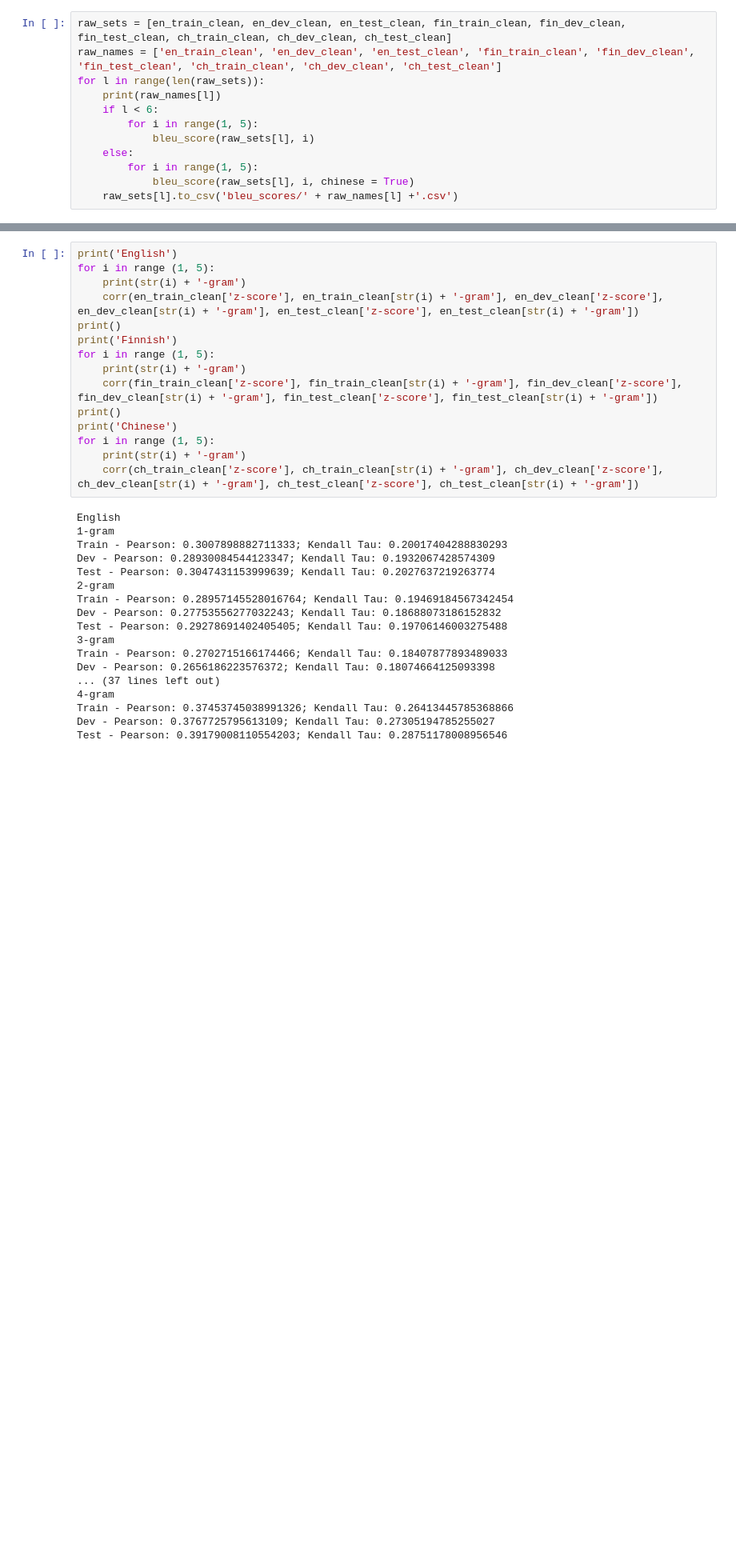
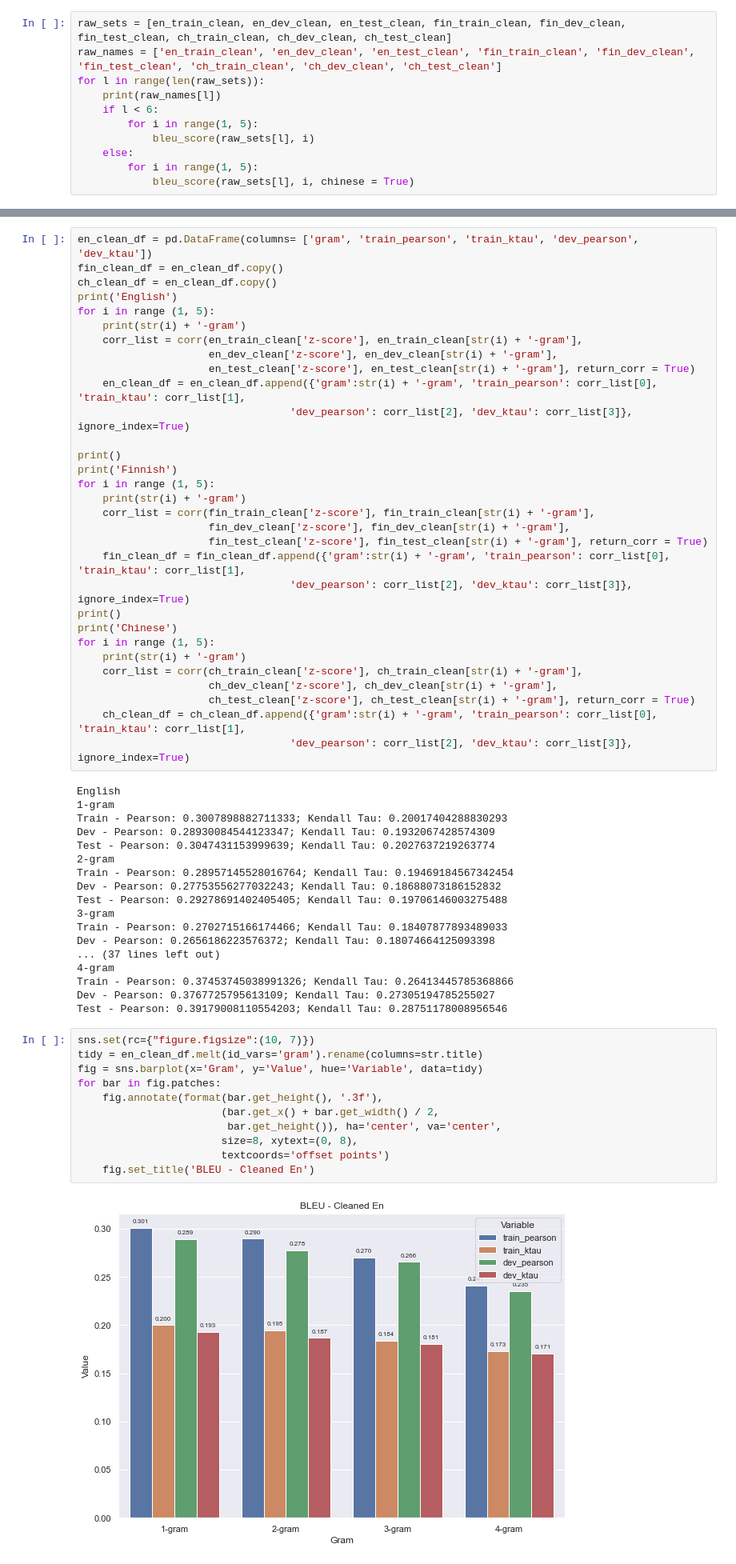
Before and after one commit to LorenzoPigozzi/TM_Project, a Jupyter notebook: BLEU.ipynb, the cells around one changed output, grey strips where cells are left out. Shown at 80% size. Drawn from its saved outputs; the diff is of its cells as text; blank space fills up the shorter version.

```diff
--- a/BLEU.ipynb
+++ b/BLEU.ipynb
@@ -337,7 +393,6 @@ for l in range(len(raw_sets)):
     else:
         for i in range(1, 5):
             bleu_score(raw_sets[l], i, chinese = True)
-    raw_sets[l].to_csv('bleu_scores/' + raw_names[l] +'.csv')
 # %% [output]
 en_train_clean
 en_dev_clean
@@ -349,20 +404,36 @@ ch_train_clean
 ch_dev_clean
 ch_test_clean
 # %%
+en_clean_df = pd.DataFrame(columns= ['gram', 'train_pearson', 'train_ktau', 'dev_pearson', 'dev_ktau'])
+fin_clean_df = en_clean_df.copy()
+ch_clean_df = en_clean_df.copy()
 print('English')
 for i in range (1, 5):
     print(str(i) + '-gram')
-    corr(en_train_clean['z-score'], en_train_clean[str(i) + '-gram'], en_dev_clean['z-score'], en_dev_clean[str(i) + '-gram'], en_test_clean['z-score'], en_test_clean[str(i) + '-gram'])
+    corr_list = corr(en_train_clean['z-score'], en_train_clean[str(i) + '-gram'],
+                     en_dev_clean['z-score'], en_dev_clean[str(i) + '-gram'],
+                     en_test_clean['z-score'], en_test_clean[str(i) + '-gram'], return_corr = True)
+    en_clean_df = en_clean_df.append({'gram':str(i) + '-gram', 'train_pearson': corr_list[0], 'train_ktau': corr_list[1],
+                                  'dev_pearson': corr_list[2], 'dev_ktau': corr_list[3]}, ignore_index=True)
+
 print()
 print('Finnish')
 for i in range (1, 5):
     print(str(i) + '-gram')
-    corr(fin_train_clean['z-score'], fin_train_clean[str(i) + '-gram'], fin_dev_clean['z-score'], fin_dev_clean[str(i) + '-gram'], fin_test_clean['z-score'], fin_test_clean[str(i) + '-gram'])
+    corr_list = corr(fin_train_clean['z-score'], fin_train_clean[str(i) + '-gram'],
+                     fin_dev_clean['z-score'], fin_dev_clean[str(i) + '-gram'],
+                     fin_test_clean['z-score'], fin_test_clean[str(i) + '-gram'], return_corr = True)
+    fin_clean_df = fin_clean_df.append({'gram':str(i) + '-gram', 'train_pearson': corr_list[0], 'train_ktau': corr_list[1],
+                                  'dev_pearson': corr_list[2], 'dev_ktau': corr_list[3]}, ignore_index=True)
 print()
 print('Chinese')
 for i in range (1, 5):
     print(str(i) + '-gram')
-    corr(ch_train_clean['z-score'], ch_train_clean[str(i) + '-gram'], ch_dev_clean['z-score'], ch_dev_clean[str(i) + '-gram'], ch_test_clean['z-score'], ch_test_clean[str(i) + '-gram'])
+    corr_list = corr(ch_train_clean['z-score'], ch_train_clean[str(i) + '-gram'],
+                     ch_dev_clean['z-score'], ch_dev_clean[str(i) + '-gram'],
+                     ch_test_clean['z-score'], ch_test_clean[str(i) + '-gram'], return_corr = True)
+    ch_clean_df = ch_clean_df.append({'gram':str(i) + '-gram', 'train_pearson': corr_list[0], 'train_ktau': corr_list[1],
+                                  'dev_pearson': corr_list[2], 'dev_ktau': corr_list[3]}, ignore_index=True)
 # %% [output]
 English
 1-gram
@@ -381,3 +452,16 @@ Dev - Pearson: 0.2656186223576372; Kendall Tau: 0.18074664125093398
 Train - Pearson: 0.37453745038991326; Kendall Tau: 0.26413445785368866
 Dev - Pearson: 0.3767725795613109; Kendall Tau: 0.27305194785255027
 Test - Pearson: 0.39179008110554203; Kendall Tau: 0.28751178008956546
+# %%
+sns.set(rc={"figure.figsize":(10, 7)})
+tidy = en_clean_df.melt(id_vars='gram').rename(columns=str.title)
+fig = sns.barplot(x='Gram', y='Value', hue='Variable', data=tidy)
+for bar in fig.patches:
+    fig.annotate(format(bar.get_height(), '.3f'),
+                       (bar.get_x() + bar.get_width() / 2,
+                        bar.get_height()), ha='center', va='center',
+                       size=8, xytext=(0, 8),
+                       textcoords='offset points')
+    fig.set_title('BLEU - Cleaned En')
+# %% [output]
+[figure, added]
```
Also changed, not shown: parts of 9 cells of this notebook.
